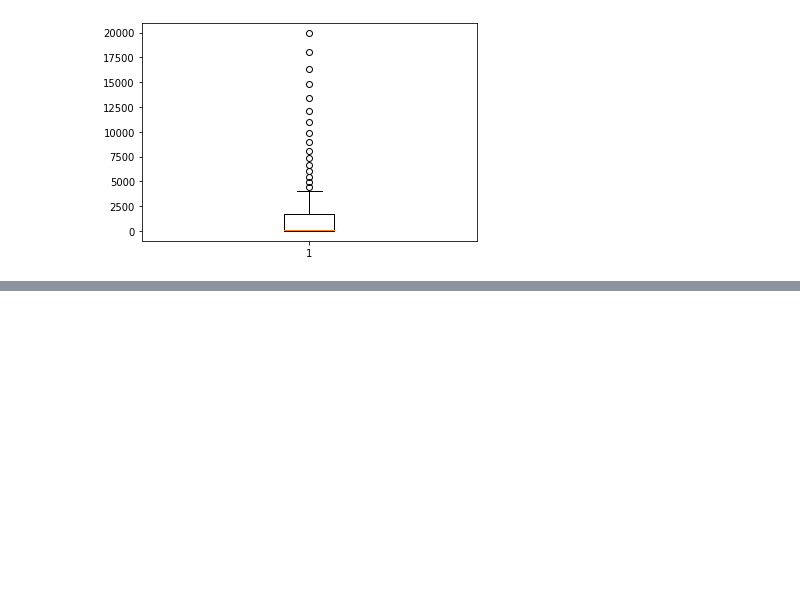
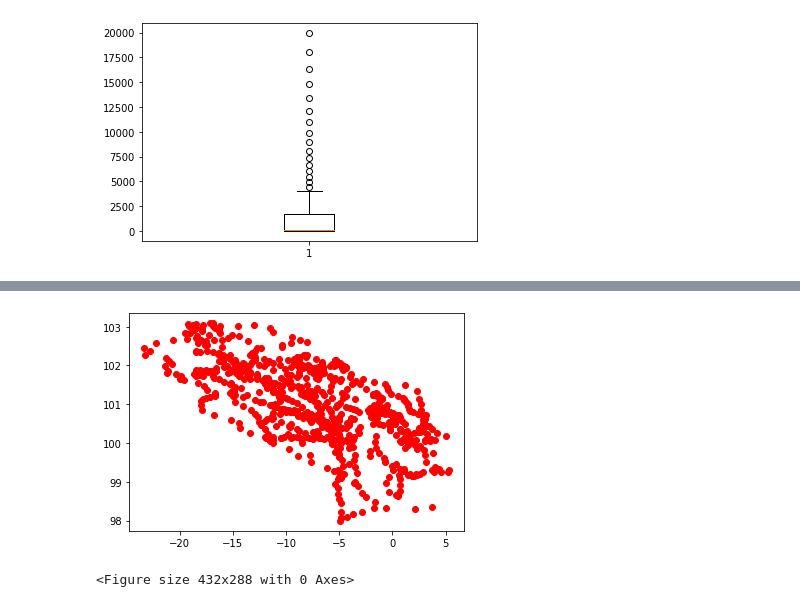
Before and after one commit to cedricbansah/data-science-practice, a Jupyter notebook: week5_notebook.ipynb, the cells around one changed output, grey strips where cells are left out. Drawn from its saved outputs; the diff is of its cells as text; code cells hidden in the pictures; blank space fills up the shorter version.

```diff
--- a/week5_notebook.ipynb
+++ b/week5_notebook.ipynb
@@ -212,0 +231,12 @@ def box_plot():
+# %%
+jan_df = weather_df['2012-01']
+
+def scatter_plot():
+  plt.scatter(jan_df['Temp (C)'], jan_df['Stn Press (kPa)'], c='r')
+  plt.show()
+  plt.savefig('scatter.png')
+# %%
+scatter_plot();
+# %% [output]
+[figure, added]
+<Figure size 432x288 with 0 Axes>
```
Also changed, not shown: parts of 9 cells of this notebook.
